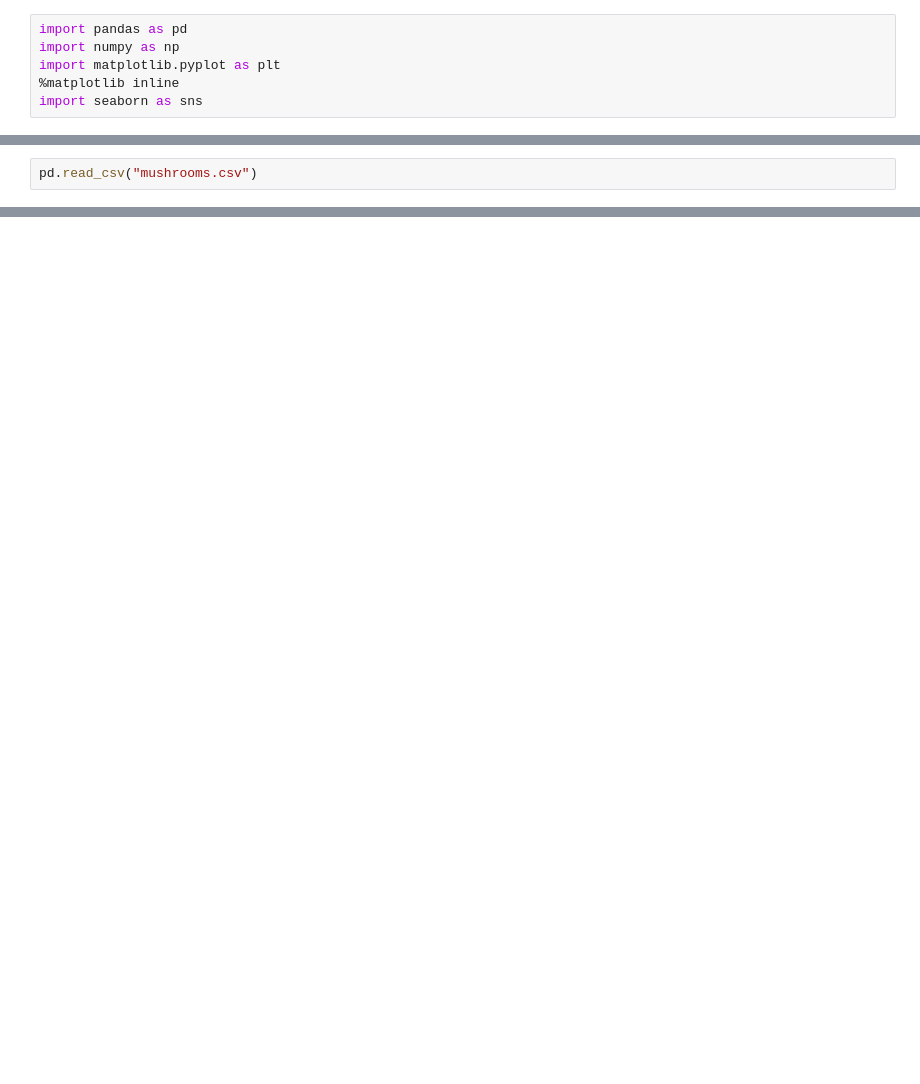
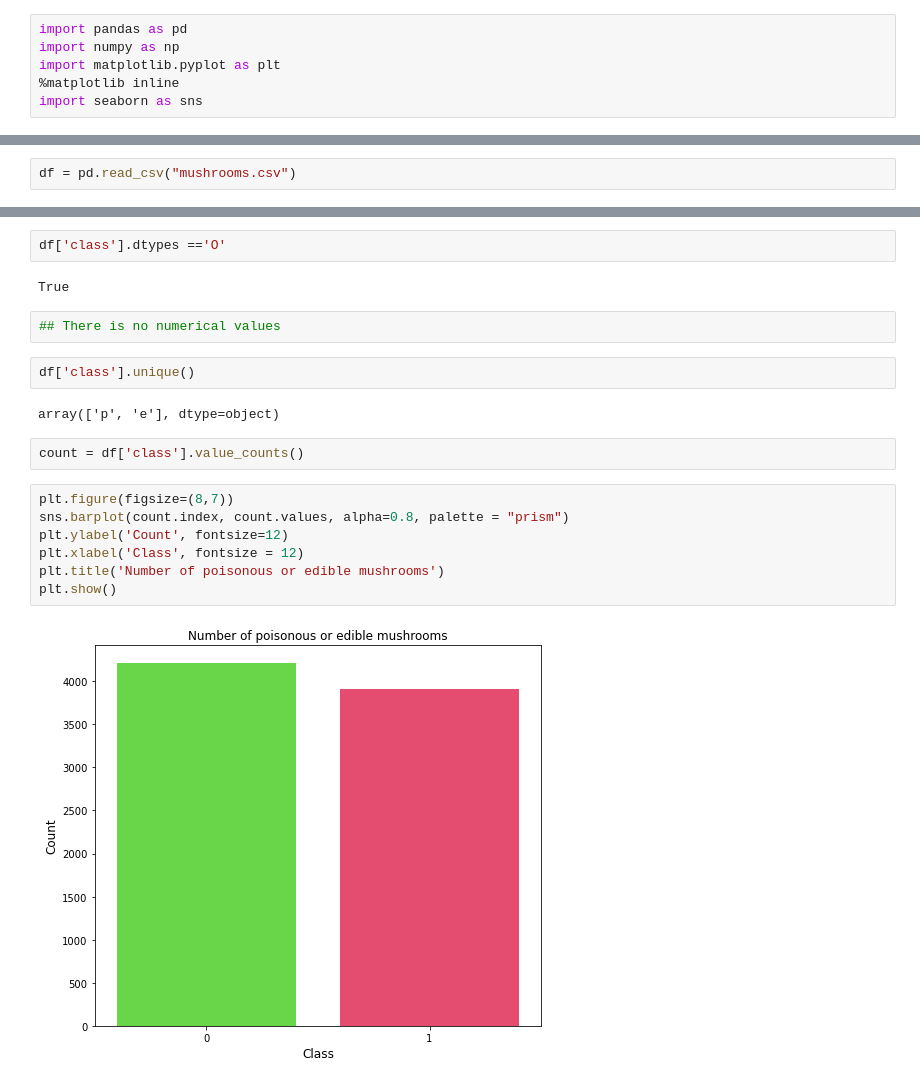
Before and after one commit to shashishekha/mushroomcr, a Jupyter notebook: mushroom model.ipynb, the cells around one changed output, grey strips where cells are left out. Saved outputs shown, nothing was run; the diff lists cells and outputs as text; blank space fills up the shorter version.

Commit message:
mushroom model

```diff
--- a/mushroom model.ipynb
+++ b/mushroom model.ipynb
@@ -7,2 +11,2 @@ import seaborn as sns
 # %%
-pd.read_csv("mushrooms.csv")
+df = pd.read_csv("mushrooms.csv")
@@ -22,0 +100,21 @@ pd.read_csv("mushrooms.csv")
+# %%
+df['class'].dtypes =='O'
+# %% [output]
+True
+# %%
+## There is no numerical values
+# %%
+df['class'].unique()
+# %% [output]
+array(['p', 'e'], dtype=object)
+# %%
+count = df['class'].value_counts()
+# %%
+plt.figure(figsize=(8,7))
+sns.barplot(count.index, count.values, alpha=0.8, palette = "prism")
+plt.ylabel('Count', fontsize=12)
+plt.xlabel('Class', fontsize = 12)
+plt.title('Number of poisonous or edible mushrooms')
+plt.show()
+# %% [output]
+[figure, added]
```
Also changed, not shown: parts of 52 cells of this notebook.
